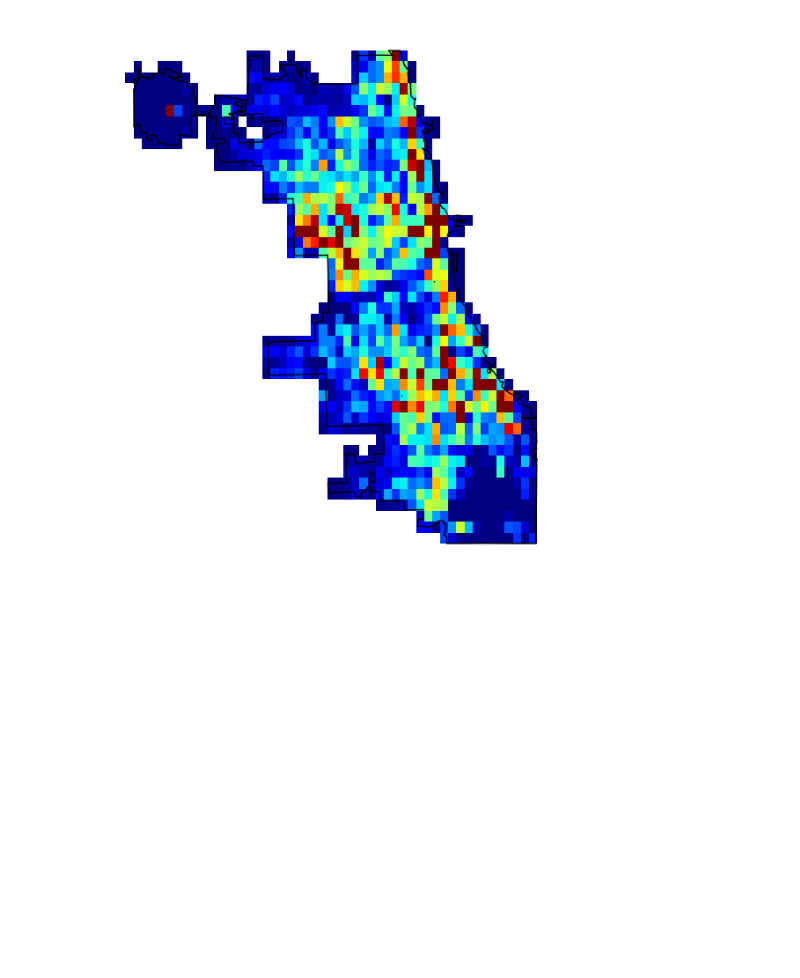
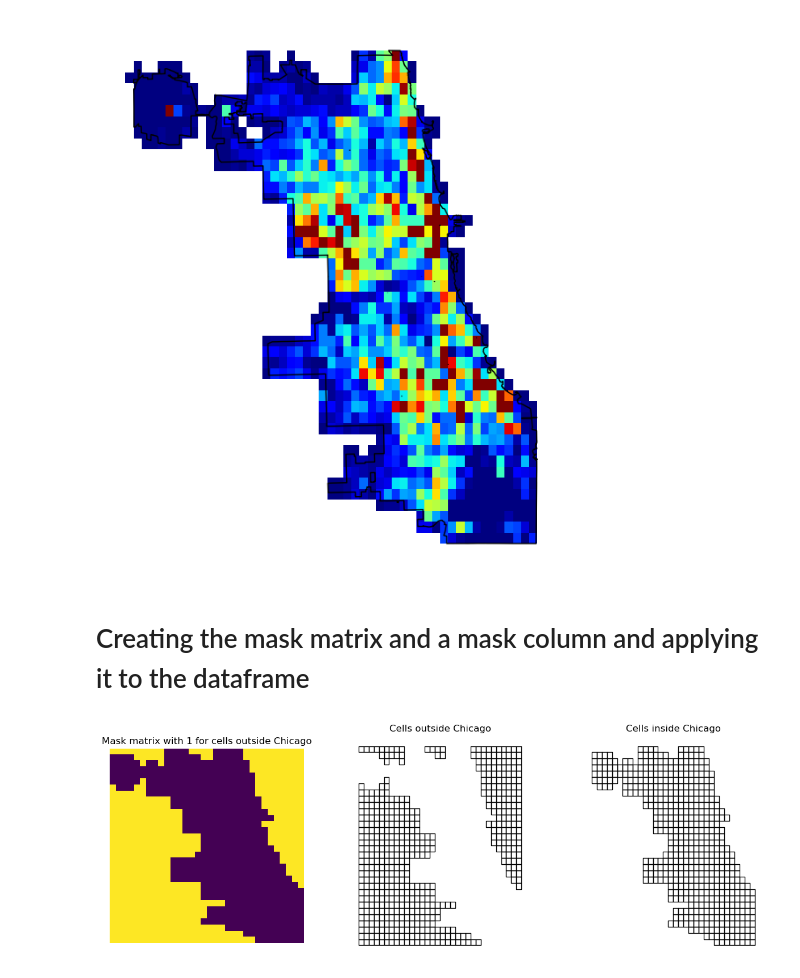
Before and after one commit to boomerr1/CrimeChicagoUC, a Jupyter notebook: Data_visualisation.ipynb, the cells around one changed output. Saved outputs shown, nothing was run; the diff lists cells and outputs as text; code cells hidden in the pictures; blank space fills up the shorter version.

```diff
--- a/Data_visualisation.ipynb
+++ b/Data_visualisation.ipynb
@@ -75,0 +75,45 @@ def
+# %% [markdown]
+# Creating the mask matrix and a mask column and applying it to the dataframe
+# %%
+xmin, ymin, xmax, ymax = chicago.total_bounds
+n_cells = 1000
+n_x_cells = n_y_cells = round(np.sqrt(n_cells))
+x_cell_size, y_cell_size = (xmax - xmin) / n_x_cells, (ymax - ymin) / n_y_cells
+
+mask = np.zeros((n_x_cells, n_x_cells))
+grid = {"mask":[], "geometry":[]}
+for i in range(mask.shape[0]):
+    x0 = i * x_cell_size + xmin
+    x1 = x0 + x_cell_size
+    for j in range(mask.shape[1]):
+        y0 = j * y_cell_size + ymin
+        y1 = y0 + y_cell_size
+        box = shapely.geometry.box(x0, y0, x1, y1)
+        if not chicago.intersection(box).any():
+            mask[-j-1,i] = 1
+            grid["mask"].append(1)
+        else:
+            grid["mask"].append(0)
+        grid["geometry"].append(box)
+# %%
+grid_df = gpd.GeoDataFrame(grid, crs=crs)
+
+fig, ax = plt.subplots(1, 3, figsize=(15, 5))
+
+
+ax[0].imshow(mask)
+ax[0].set_title("Mask matrix with 1 for cells outside Chicago")
+ax[0].axis("off")
+
+# plot cells that are not in chicago
+grid_df.loc[grid_df['mask'] == 1].plot(ax=ax[1], color='none', edgecolor='black')
+ax[1].set_title("Cells outside Chicago")
+ax[1].axis("off")
+
+# plot cells that are in chicago
+grid_df.loc[grid_df['mask'] == 0].plot(ax=ax[2], color='none', edgecolor='black')
+ax[2].set_title("Cells inside Chicago")
+ax[2].axis("off")
+plt.show()
+# %% [output]
+[figure, added]
```
Also changed, not shown: parts of 2 cells of this notebook, 2 other files.
